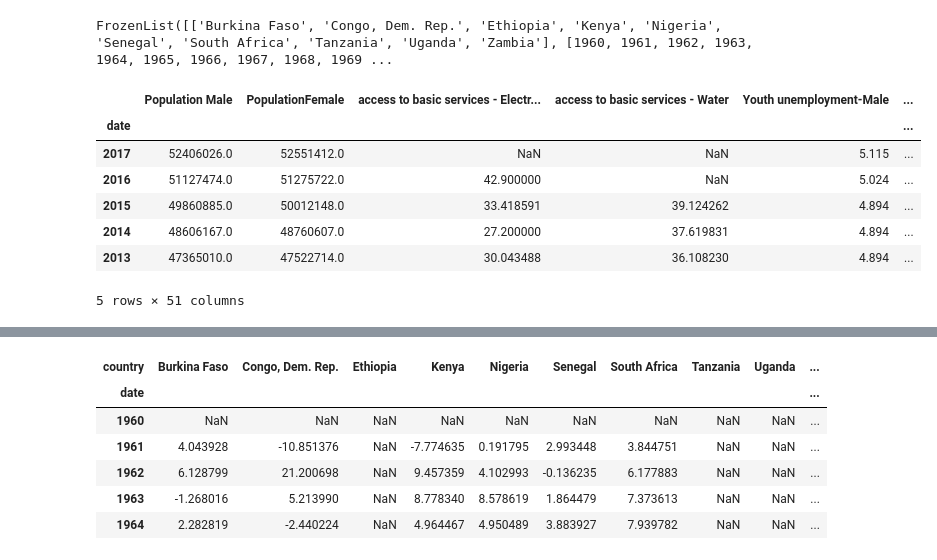
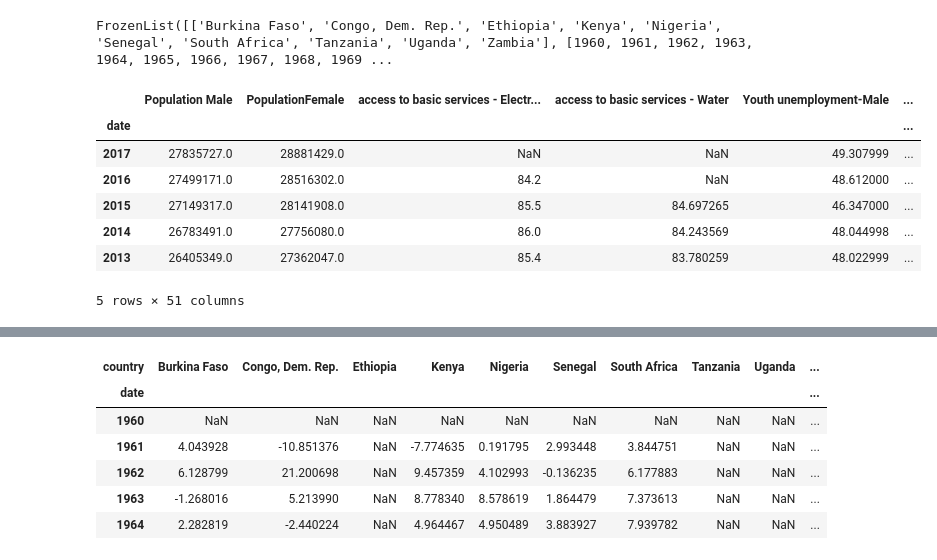
Before and after one commit to robinkiplangat/WB_Data_Wrangling, a Jupyter notebook: wb_data_wrangling.ipynb, the cells around one changed output, grey strips where cells are left out. Saved outputs shown, nothing was run; the diff lists cells and outputs as text; code cells hidden in the pictures.

```diff
--- a/wb_data_wrangling.ipynb
+++ b/wb_data_wrangling.ipynb
@@ -59,13 +36,13 @@ FrozenList([['Burkina Faso', 'Congo, Dem. Rep.', 'Ethiopia', 'Kenya', 'Nigeria',
 # %%
 # Access a country's indicator values
 
-df.loc['Ethiopia'].head()
+df.loc['South Africa'].head()
 # %% [output]
 |  | Population Male | PopulationFemale | access to basic services - Electr... | access to basic services - Water | Youth unemployment-Male | ... |
 | date |  |  |  |  |  | ... |
-| 2017 | 52406026.0 | 52551412.0 | NaN | NaN | 5.115 | ... |
-| 2016 | 51127474.0 | 51275722.0 | 42.900000 | NaN | 5.024 | ... |
-| 2015 | 49860885.0 | 50012148.0 | 33.418591 | 39.124262 | 4.894 | ... |
-| 2014 | 48606167.0 | 48760607.0 | 27.200000 | 37.619831 | 4.894 | ... |
-| 2013 | 47365010.0 | 47522714.0 | 30.043488 | 36.108230 | 4.894 | ... |
+| 2017 | 27835727.0 | 28881429.0 | NaN | NaN | 49.307999 | ... |
+| 2016 | 27499171.0 | 28516302.0 | 84.2 | NaN | 48.612000 | ... |
+| 2015 | 27149317.0 | 28141908.0 | 85.5 | 84.697265 | 46.347000 | ... |
+| 2014 | 26783491.0 | 27756080.0 | 86.0 | 84.243569 | 48.044998 | ... |
+| 2013 | 26405349.0 | 27362047.0 | 85.4 | 83.780259 | 48.022999 | ... |
 5 rows × 51 columns
```
Also changed, not shown: parts of 5 cells of this notebook.
